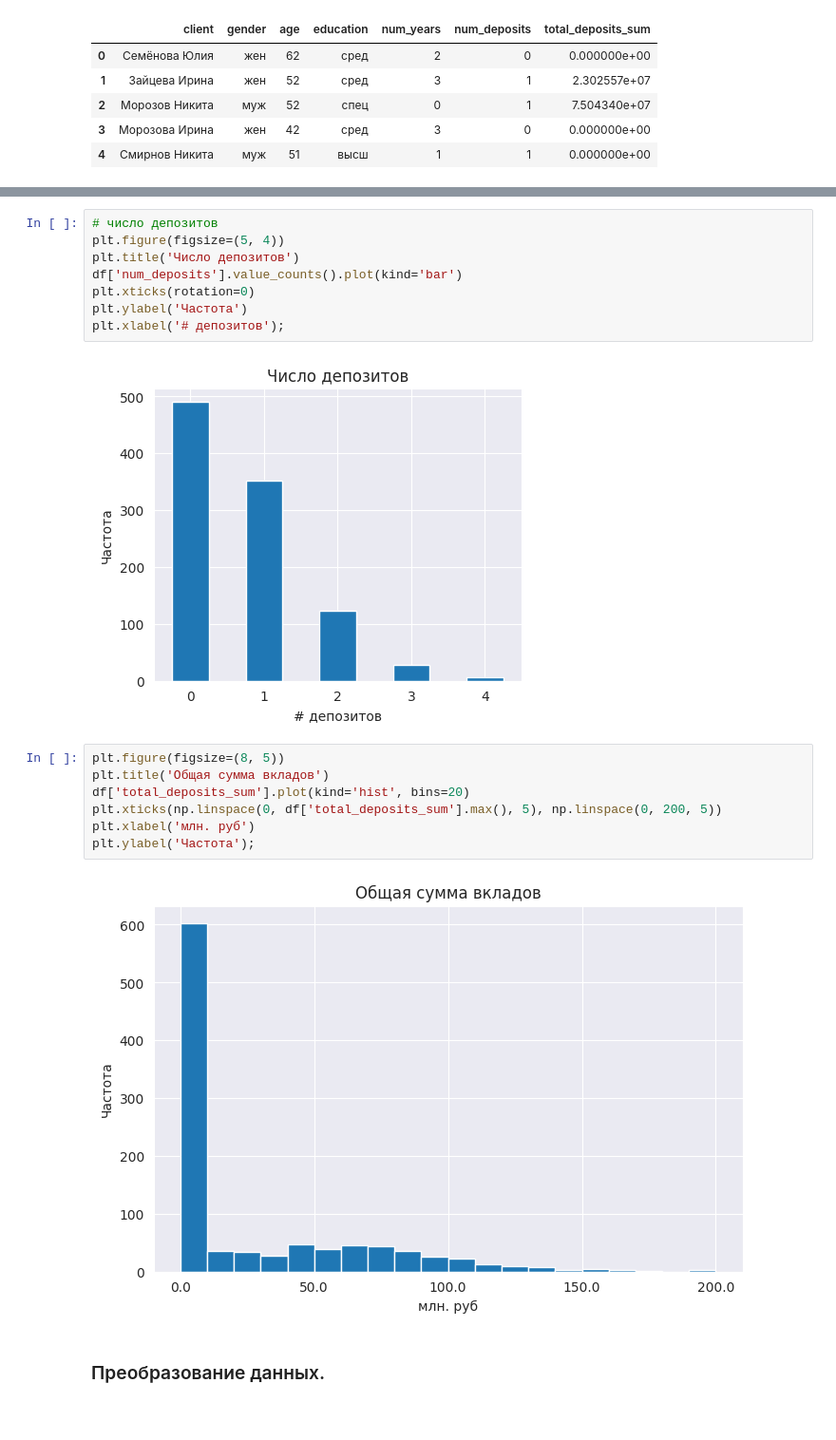
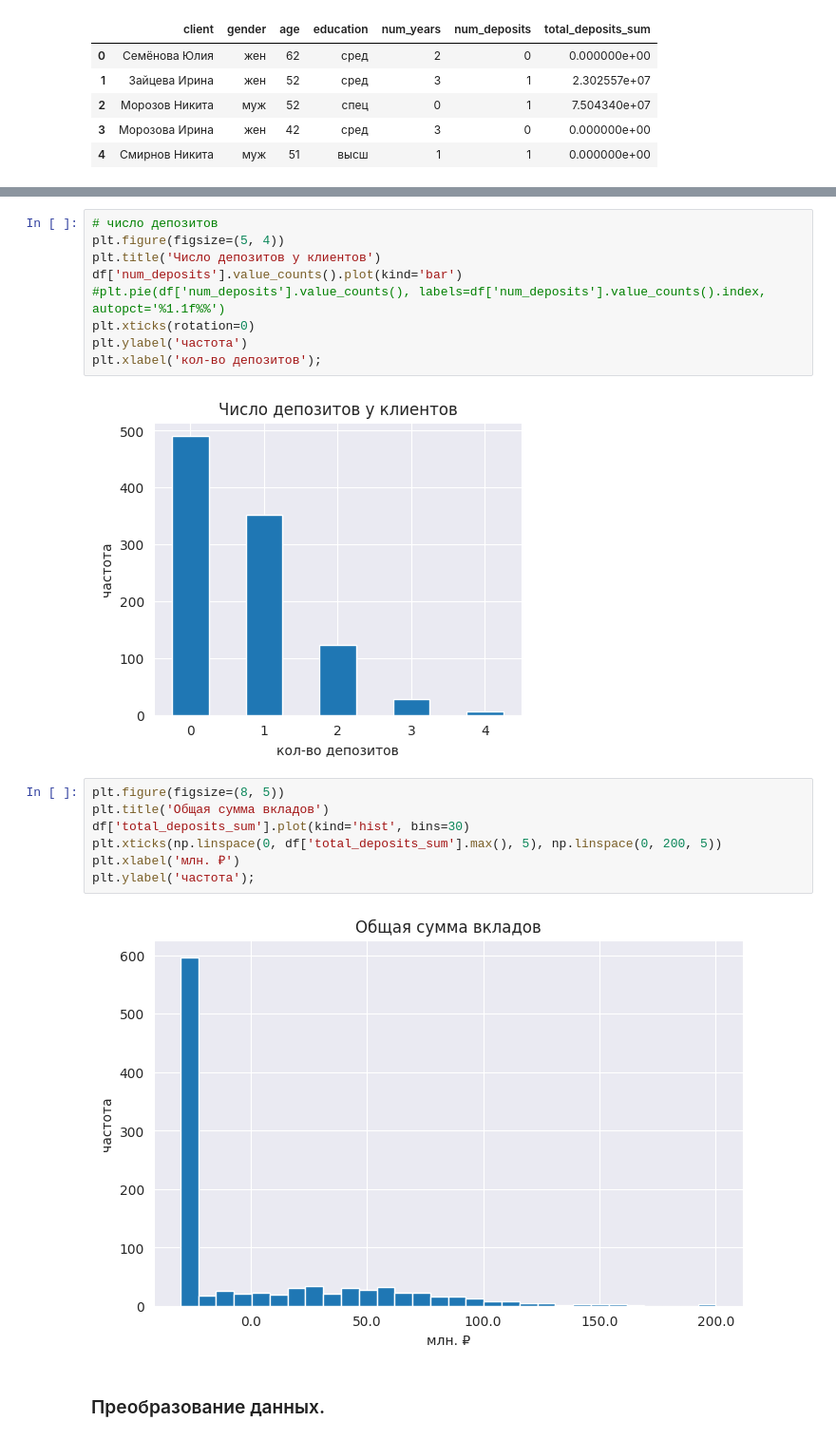
Before and after one commit to luckyme410/segment_EMC, a Jupyter notebook: segmentation.ipynb, the cells around one changed output, grey strips where cells are left out. Shown at 95% size. Cells and saved outputs as stored; diff of their text form.

```diff
--- a/segmentation.ipynb
+++ b/segmentation.ipynb
@@ -198,22 +198,23 @@ plt.xlabel('лет');
 # %%
 # число депозитов
 plt.figure(figsize=(5, 4))
-plt.title('Число депозитов')
+plt.title('Число депозитов у клиентов')
 df['num_deposits'].value_counts().plot(kind='bar')
+#plt.pie(df['num_deposits'].value_counts(), labels=df['num_deposits'].value_counts().index, autopct='%1.1f%%')
 plt.xticks(rotation=0)
-plt.ylabel('Частота')
-plt.xlabel('# депозитов');
+plt.ylabel('частота')
+plt.xlabel('кол-во депозитов');
 # %% [output]
-[figure, old version]
+[figure, new version]
 # %%
 plt.figure(figsize=(8, 5))
 plt.title('Общая сумма вкладов')
-df['total_deposits_sum'].plot(kind='hist', bins=20)
+df['total_deposits_sum'].plot(kind='hist', bins=30)
 plt.xticks(np.linspace(0, df['total_deposits_sum'].max(), 5), np.linspace(0, 200, 5))
-plt.xlabel('млн. руб')
-plt.ylabel('Частота');
+plt.xlabel('млн. ₽')
+plt.ylabel('частота');
 # %% [output]
-[figure, old version]
+[figure, new version]
 # %% [markdown]
 ### Преобразование данных.
 # %% [markdown]
```
Also changed, not shown: parts of 13 cells of this notebook.
